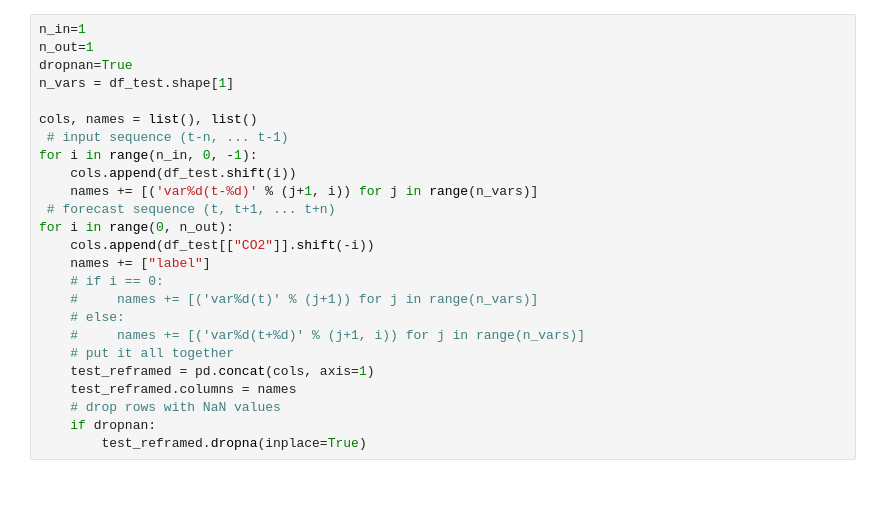
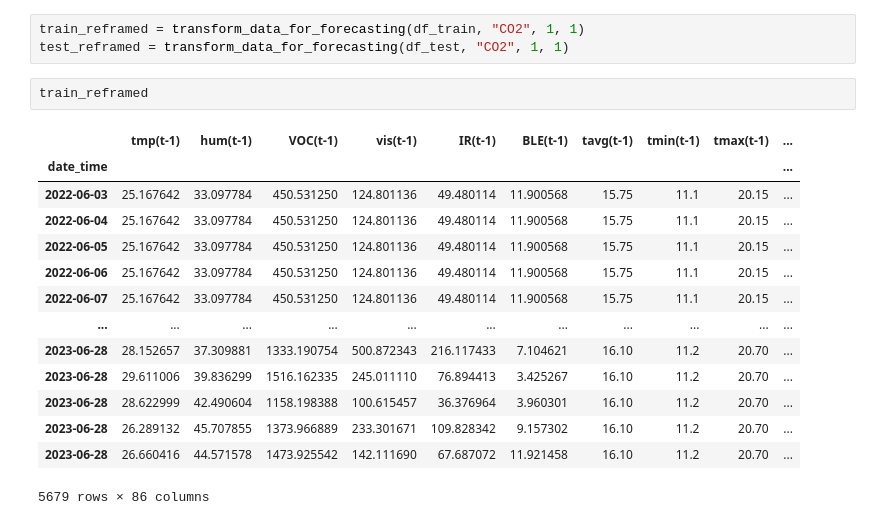
Before and after one commit to dan-vp/iot_co2_ampel_m, a Jupyter notebook: CO2_forecasting.ipynb, the cells around one changed output. Saved outputs shown, nothing was run; the diff lists cells and outputs as text; blank space fills up the shorter version.

```diff
--- a/CO2_forecasting.ipynb
+++ b/CO2_forecasting.ipynb
@@ -61,25 +71,20 @@ for i in range(0, n_out):
-# %%
-n_in=1
-n_out=1
-dropnan=True
-n_vars = df_test.shape[1]
-
-cols, names = list(), list()
- # input sequence (t-n, ... t-1)
-for i in range(n_in, 0, -1):
-    cols.append(df_test.shift(i))
-    names += [('var%d(t-%d)' % (j+1, i)) for j in range(n_vars)]
- # forecast sequence (t, t+1, ... t+n)
-for i in range(0, n_out):
-    cols.append(df_test[["CO2"]].shift(-i))
-    names += ["label"]
-    # if i == 0:
-    #     names += [('var%d(t)' % (j+1)) for j in range(n_vars)]
-    # else:
-    #     names += [('var%d(t+%d)' % (j+1, i)) for j in range(n_vars)]
-    # put it all together
-    test_reframed = pd.concat(cols, axis=1)
-    test_reframed.columns = names
-    # drop rows with NaN values
-    if dropnan:
-        test_reframed.dropna(inplace=True)
+# %%
+train_reframed = transform_data_for_forecasting(df_train, "CO2", 1, 1)
+test_reframed = transform_data_for_forecasting(df_test, "CO2", 1, 1)
+# %%
+train_reframed
+# %% [output]
+|  | tmp(t-1) | hum(t-1) | VOC(t-1) | vis(t-1) | IR(t-1) | BLE(t-1) | tavg(t-1) | tmin(t-1) | tmax(t-1) | ... |
+| date_time |  |  |  |  |  |  |  |  |  | ... |
+| 2022-06-03 | 25.167642 | 33.097784 | 450.531250 | 124.801136 | 49.480114 | 11.900568 | 15.75 | 11.1 | 20.15 | ... |
+| 2022-06-04 | 25.167642 | 33.097784 | 450.531250 | 124.801136 | 49.480114 | 11.900568 | 15.75 | 11.1 | 20.15 | ... |
+| 2022-06-05 | 25.167642 | 33.097784 | 450.531250 | 124.801136 | 49.480114 | 11.900568 | 15.75 | 11.1 | 20.15 | ... |
+| 2022-06-06 | 25.167642 | 33.097784 | 450.531250 | 124.801136 | 49.480114 | 11.900568 | 15.75 | 11.1 | 20.15 | ... |
+| 2022-06-07 | 25.167642 | 33.097784 | 450.531250 | 124.801136 | 49.480114 | 11.900568 | 15.75 | 11.1 | 20.15 | ... |
+| ... | ... | ... | ... | ... | ... | ... | ... | ... | ... | ... |
+| 2023-06-28 | 28.152657 | 37.309881 | 1333.190754 | 500.872343 | 216.117433 | 7.104621 | 16.10 | 11.2 | 20.70 | ... |
+| 2023-06-28 | 29.611006 | 39.836299 | 1516.162335 | 245.011110 | 76.894413 | 3.425267 | 16.10 | 11.2 | 20.70 | ... |
+| 2023-06-28 | 28.622999 | 42.490604 | 1158.198388 | 100.615457 | 36.376964 | 3.960301 | 16.10 | 11.2 | 20.70 | ... |
+| 2023-06-28 | 26.289132 | 45.707855 | 1373.966889 | 233.301671 | 109.828342 | 9.157302 | 16.10 | 11.2 | 20.70 | ... |
+| 2023-06-28 | 26.660416 | 44.571578 | 1473.925542 | 142.111690 | 67.687072 | 11.921458 | 16.10 | 11.2 | 20.70 | ... |
+5679 rows × 86 columns
```
Also changed, not shown: parts of 16 cells of this notebook.
